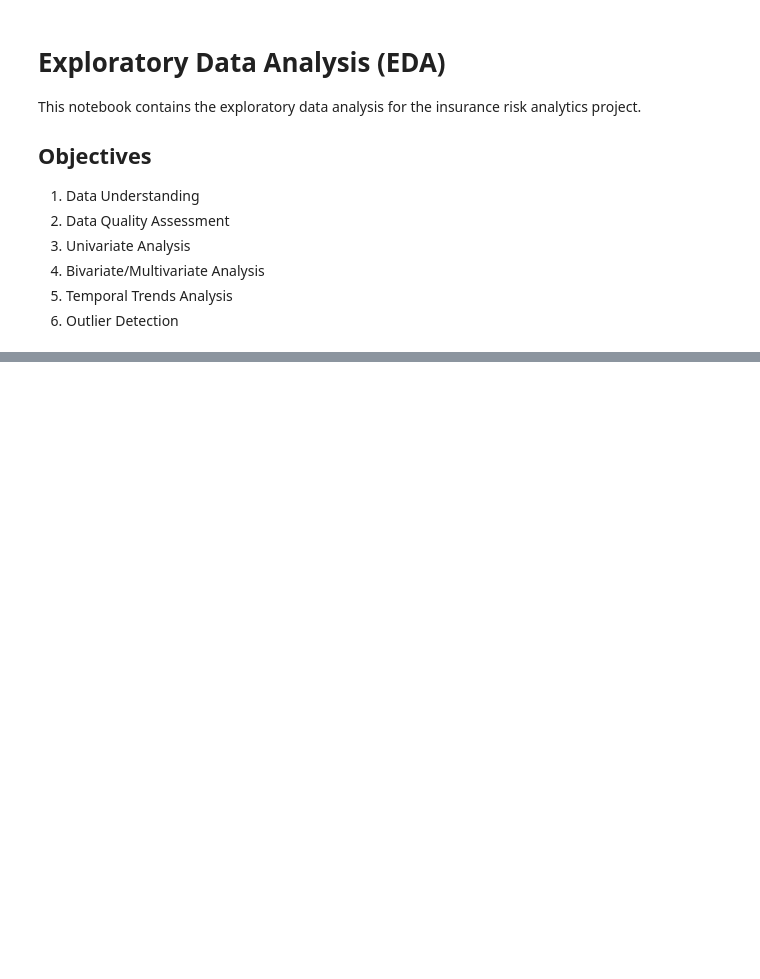
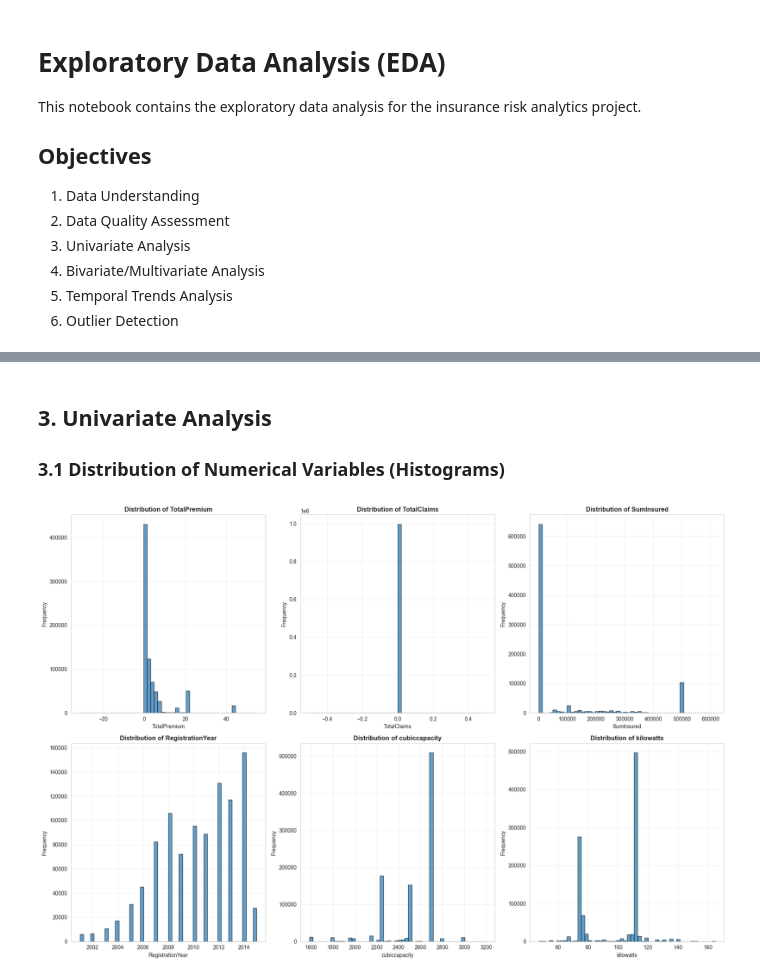
Before and after one commit to Danielmituku/End-to-End-Insurance-Risk-Analytics-Predictive-Modeling, a Jupyter notebook: notebooks/01_eda_analysis.ipynb, the cells around one changed output, grey strips where cells are left out. Cells and saved outputs as stored; diff of their text form; code cells hidden in the pictures; blank space fills up the shorter version.

```diff
--- a/notebooks/01_eda_analysis.ipynb
+++ b/notebooks/01_eda_analysis.ipynb
@@ -19,17 +19,23 @@ import matplotlib.pyplot as plt
 import seaborn as sns
 from pathlib import Path
 import sys
+import os
 
 # Add src to path
 sys.path.append(str(Path().resolve().parent))
 
 from src.data.load_data import load_insurance_data, get_data_info
-from src.utils.config import RAW_DATA_DIR
+from src.utils.config import RAW_DATA_DIR, REPORTS_DIR
 
 # Set style
 sns.set_style("whitegrid")
 plt.rcParams['figure.figsize'] = (12, 6)
 %matplotlib inline
+
+# Create figures directory if it doesn't exist
+FIGURES_DIR = REPORTS_DIR / "figures"
+FIGURES_DIR.mkdir(parents=True, exist_ok=True)
+print(f"Figures will be saved to: {FIGURES_DIR}")
 # %%
 # Load data
 df = load_insurance_data()
@@ -61,0 +231,34 @@ print(df[financial_cols].describe())
+# %% [markdown]
+## 3. Univariate Analysis
+
+### 3.1 Distribution of Numerical Variables (Histograms)
+# %%
+# Histograms for numerical variables
+fig, axes = plt.subplots(2, 3, figsize=(18, 12))
+axes = axes.ravel()
+
+key_vars = ['TotalPremium', 'TotalClaims', 'SumInsured', 'RegistrationYear',
+            'cubiccapacity', 'kilowatts']
+key_vars = [v for v in key_vars if v in df.columns]
+
+for idx, var in enumerate(key_vars[:6]):
+    # Remove outliers for better visualization (using IQR method)
+    Q1 = df[var].quantile(0.25)
+    Q3 = df[var].quantile(0.75)
+    IQR = Q3 - Q1
+    lower_bound = Q1 - 1.5 * IQR
+    upper_bound = Q3 + 1.5 * IQR
+
+    data_clean = df[(df[var] >= lower_bound) & (df[var] <= upper_bound)][var]
+
+    axes[idx].hist(data_clean.dropna(), bins=50, edgecolor='black', alpha=0.7)
+    axes[idx].set_title(f'Distribution of {var}', fontsize=12, fontweight='bold')
+    axes[idx].set_xlabel(var)
+    axes[idx].set_ylabel('Frequency')
+    axes[idx].grid(True, alpha=0.3)
+
+plt.tight_layout()
+plt.savefig(FIGURES_DIR / '01_histograms_numerical_variables.png', dpi=300, bbox_inches='tight')
+plt.show()
+# %% [output]
+[figure, added]
```
Also changed, not shown: parts of 21 cells of this notebook, 6 other files.
